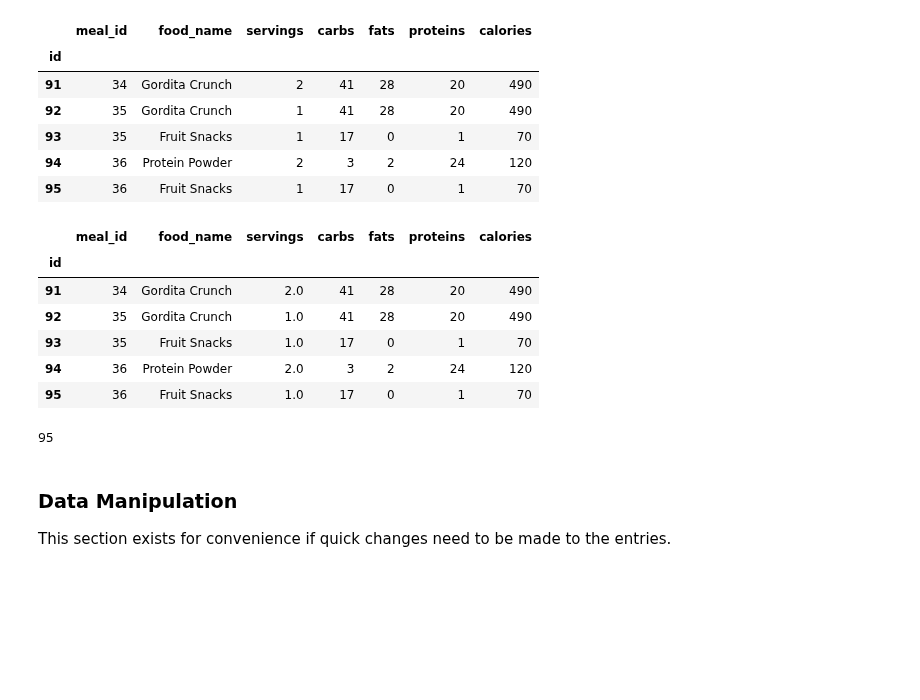
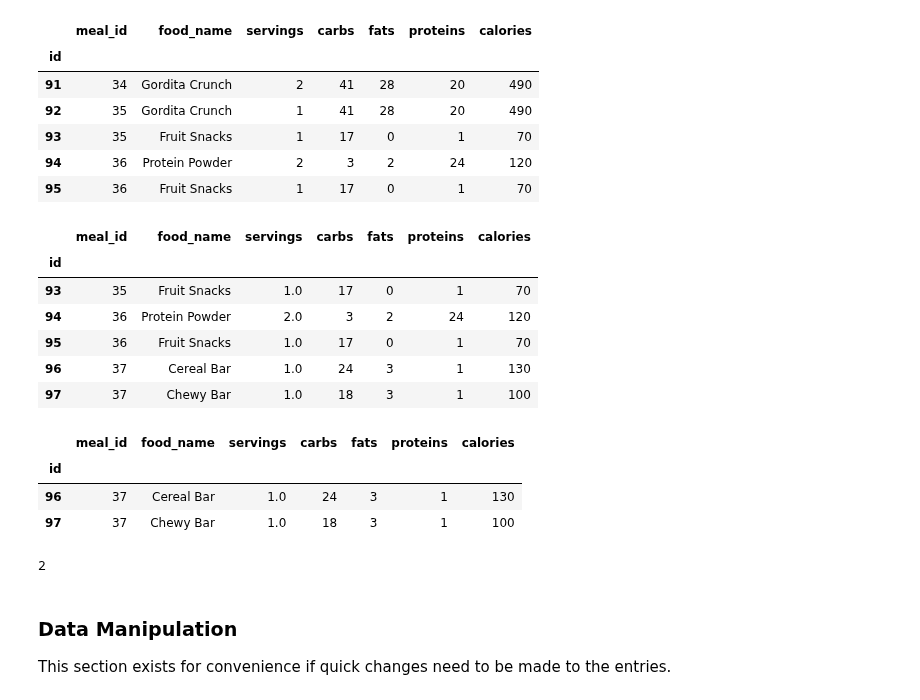
Before and after one commit to Artuk009/NewDIetAndExercise, a Jupyter notebook: Diet_Stuff/diet_(MySQL_Migration).ipynb, the cells around one changed output. Drawn from its saved outputs; the diff is of its cells as text; code cells hidden in the pictures; blank space fills up the shorter version.

```diff
--- a/Diet_Stuff/diet_(MySQL_Migration).ipynb
+++ b/Diet_Stuff/diet_(MySQL_Migration).ipynb
@@ -215,46 +233,56 @@ foods_df.tail()
 choice = 1
 foods = list(food_db['food_name'])
 
 while choice != 2:
 
     """ This algorithm takes a desired food input and then inserts it into a SQL query to
     retrieve the nutritional info for that food. The serving count is then entered and the
     entry is inserted into the dataframe. """
 
     db_food = input("What food would you like too add?")
     if db_food not in foods:
         raise Exception(input("Food not in database. Try again: "))
-    new_food = pd.read_sql("SELECT food_name, carbs, fats, protein, calories"
-                            " FROM food_list "
-                            " WHERE food_name = (?)", mysql_url, params=(db_food,))
+    new_food = pd.read_sql("SELECT food_name, carbs, fats, proteins, calories"
+                            " FROM food_list_master"
+                            " WHERE food_name =%s", mysql_url, params=(db_food,))
 
     meal_id = len(meals_df)
     servings = float(input("Enter Serving Count: "))
     new_entry = [
         meal_id,
         new_food.loc[0,'food_name'],
         servings,
         new_food.loc[0,'carbs'],
         new_food.loc[0,'fats'],
-        new_food.loc[0,'protein'],
+        new_food.loc[0,'proteins'],
         new_food.loc[0,'calories']
     ]
     foods_df.loc[len(foods_df)+1] = new_entry
     choice = int(input("Add another? [1]Yes [2]No"))
 
 foods_df.tail()
 # %% [output]
 |  | meal_id | food_name | servings | carbs | fats | proteins | calories |
 | id |  |  |  |  |  |  |  |
-| 91 | 34 | Gordita Crunch | 2.0 | 41 | 28 | 20 | 490 |
-| 92 | 35 | Gordita Crunch | 1.0 | 41 | 28 | 20 | 490 |
 | 93 | 35 | Fruit Snacks | 1.0 | 17 | 0 | 1 | 70 |
 | 94 | 36 | Protein Powder | 2.0 | 3 | 2 | 24 | 120 |
 | 95 | 36 | Fruit Snacks | 1.0 | 17 | 0 | 1 | 70 |
+| 96 | 37 | Cereal Bar | 1.0 | 24 | 3 | 1 | 130 |
+| 97 | 37 | Chewy Bar | 1.0 | 18 | 3 | 1 | 100 |
-# %%
-foods_df.to_sql('foods', mysql_url, if_exists='replace')
-# %% [output]
-95
+# %%
+dates_df = dates_df.reset_index()
+new_foods = foods_df[foods_df['meal_id'] == len(meals_df)]
+new_foods
+# %% [output]
+|  | meal_id | food_name | servings | carbs | fats | proteins | calories |
+| id |  |  |  |  |  |  |  |
+| 96 | 37 | Cereal Bar | 1.0 | 24 | 3 | 1 | 130 |
+| 97 | 37 | Chewy Bar | 1.0 | 18 | 3 | 1 | 100 |
+# %%
+# Add new foods to foods table
+new_foods.to_sql('foods', mysql_url, if_exists='append', index=False)
+# %% [output]
+2
 # %%
 # Back up updated tables as csv files
 dates_df.to_csv('datasets/dates.csv')
```
Also changed, not shown: parts of 9 cells of this notebook.
